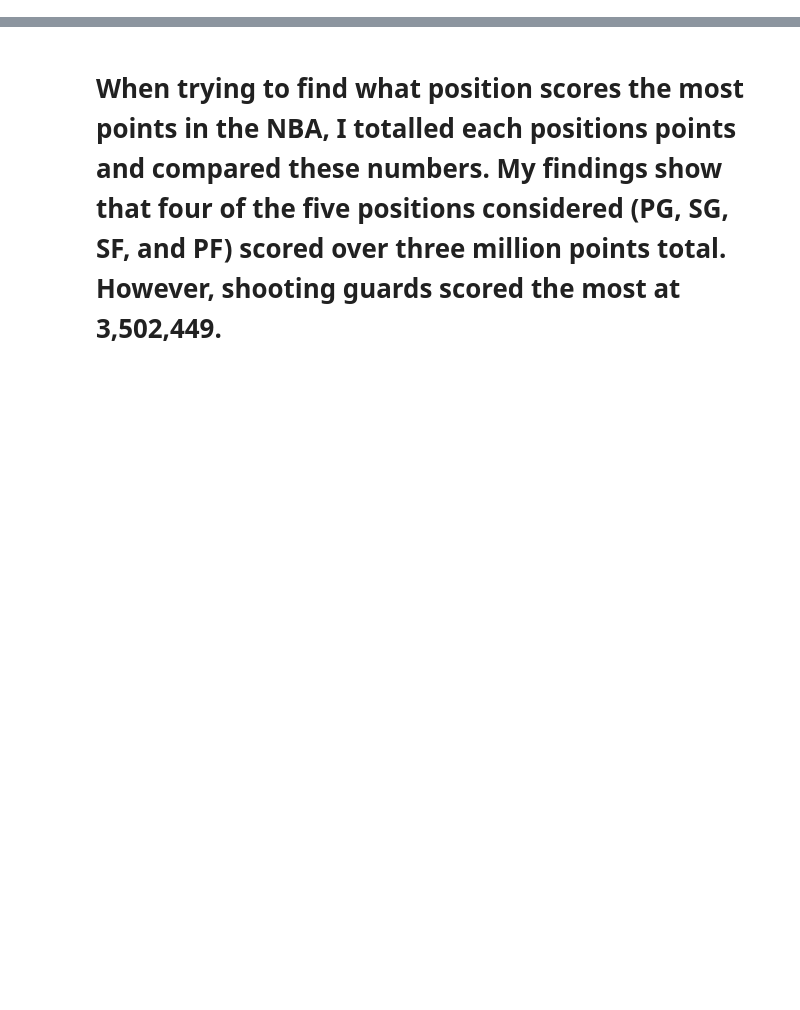
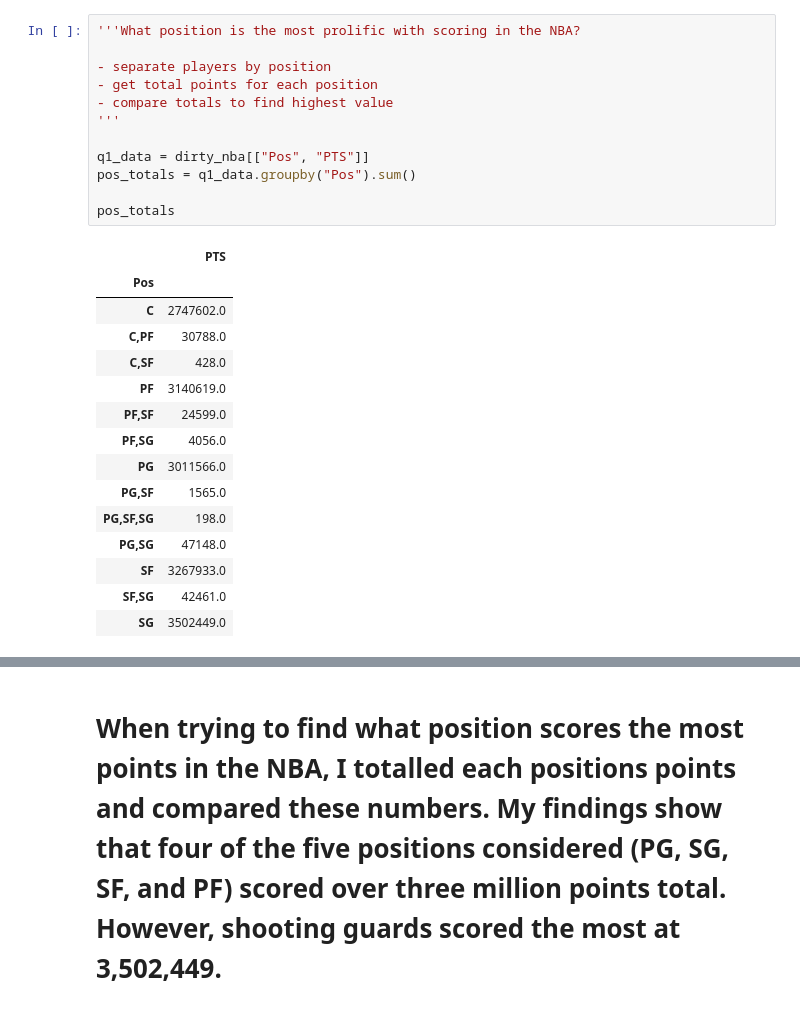
Before and after one commit to HtH-HacktheHood/2022_fall_program, a Jupyter notebook: Finding-an-Interesting-Dataset/nba_players.ipynb, the cells around one changed output, grey strips where cells are left out. Drawn from its saved outputs; the diff is of its cells as text; blank space fills up the shorter version.

```diff
--- a/Finding-an-Interesting-Dataset/nba_players.ipynb
+++ b/Finding-an-Interesting-Dataset/nba_players.ipynb
@@ -100 +49,29 @@ pg, sg, sf, pf, c
+# %%
+'''What position is the most prolific with scoring in the NBA?
+
+- separate players by position
+- get total points for each position
+- compare totals to find highest value
+'''
+
+q1_data = dirty_nba[["Pos", "PTS"]]
+pos_totals = q1_data.groupby("Pos").sum()
+
+pos_totals
+# %% [output]
+|  | PTS |
+| Pos |  |
+| C | 2747602.0 |
+| C,PF | 30788.0 |
+| C,SF | 428.0 |
+| PF | 3140619.0 |
+| PF,SF | 24599.0 |
+| PF,SG | 4056.0 |
+| PG | 3011566.0 |
+| PG,SF | 1565.0 |
+| PG,SF,SG | 198.0 |
+| PG,SG | 47148.0 |
+| SF | 3267933.0 |
+| SF,SG | 42461.0 |
+| SG | 3502449.0 |
 # %%
```
Also changed, not shown: parts of 5 cells of this notebook.
